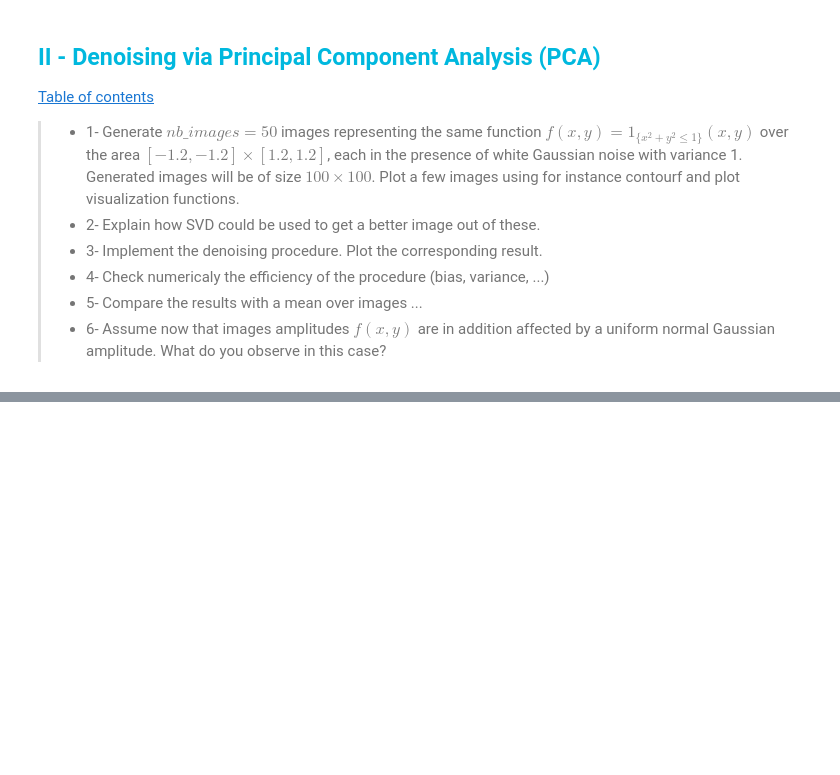
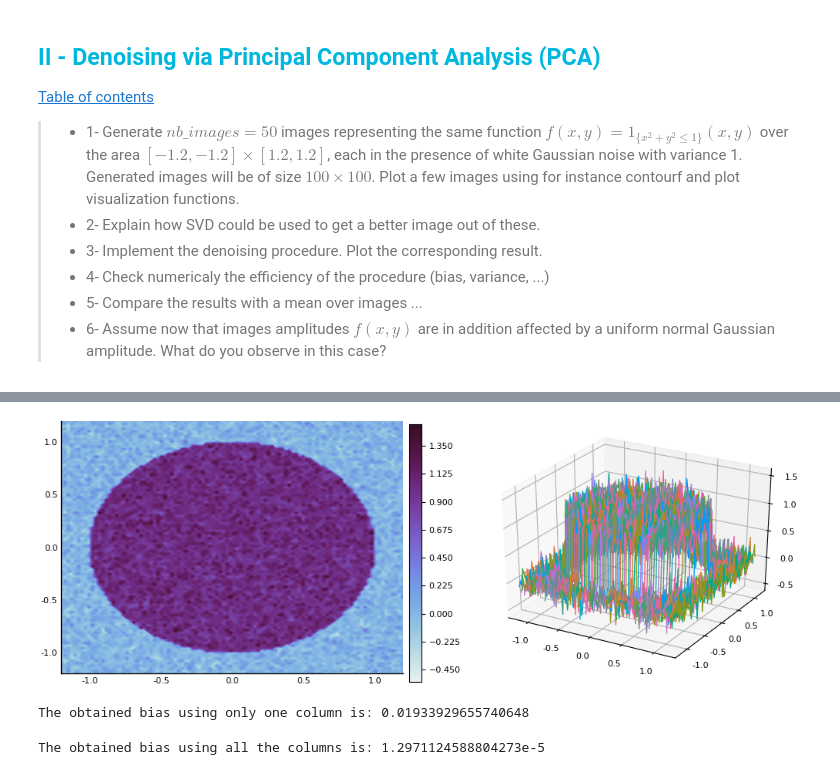
Before and after one commit to gonzaq94/Numerical-Methods-projects, a Jupyter notebook: Source localization.ipynb, the cells around one changed output, grey strips where cells are left out. Saved outputs shown, nothing was run; the diff lists cells and outputs as text; code cells hidden in the pictures; blank space fills up the shorter version.

```diff
--- a/Source localization.ipynb
+++ b/Source localization.ipynb
@@ -236,0 +244,36 @@ plot(phased,g.(phased*π/180),title="Music algorithm ϕ=50°, N = 16")
+# %%
+using LinearAlgebra: svd, Diagonal
+# SVD
+#----
+rank = 1
+A = reshape(Z, (n^2,nb_images))
+svd_A = svd(A)
+B_hat = zeros(n^2,nb_images)
+
+for i=1:rank
+    B_hat += svd_A.S[i] * svd_A.U[:,i]* transpose(svd_A.V[:,i])
+end
+
+B_hat = reshape(B_hat, (n,n,nb_images))
+fig1 = contourf(X,Y,B_hat[:,:,1], nlevels = 100, c=:dense,label="")
+fig2 = plot(X,Y,B_hat[:,:,3],label="")
+plot(fig1,fig2,layout=(1,2))
+# %% [output]
+[figure, added]
+# %%
+bias = sum((Z0[:,:] - B_hat[:,:,1]).^2)/(n^2)
+println("The obtained bias using only one column is: ", bias)
+# %% [output]
+The obtained bias using only one column is: 0.01933929655740648
+# %%
+# Mean and MSE
+#-------------
+B_mean = zeros(n,n)
+for i=1:nb_images
+    B_mean += B_hat[:,:,i]/nb_images
+end
+
+bias = sum(Z0 - B_mean)/(n^2)
+println("The obtained bias using all the columns is: ", bias)
+# %% [output]
+The obtained bias using all the columns is: 1.2971124588804273e-5
```
Also changed, not shown: parts of 17 cells of this notebook.
